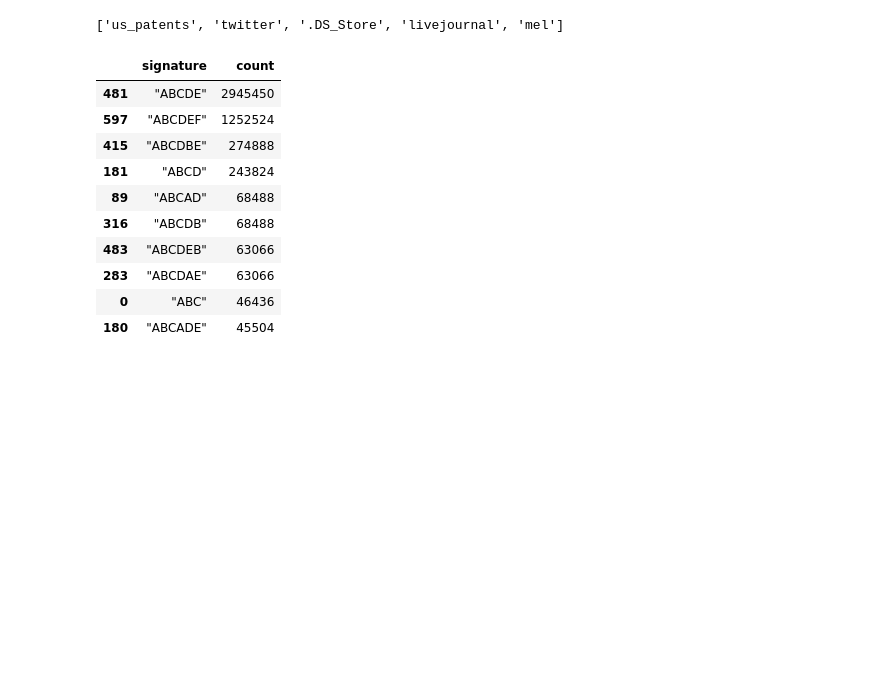
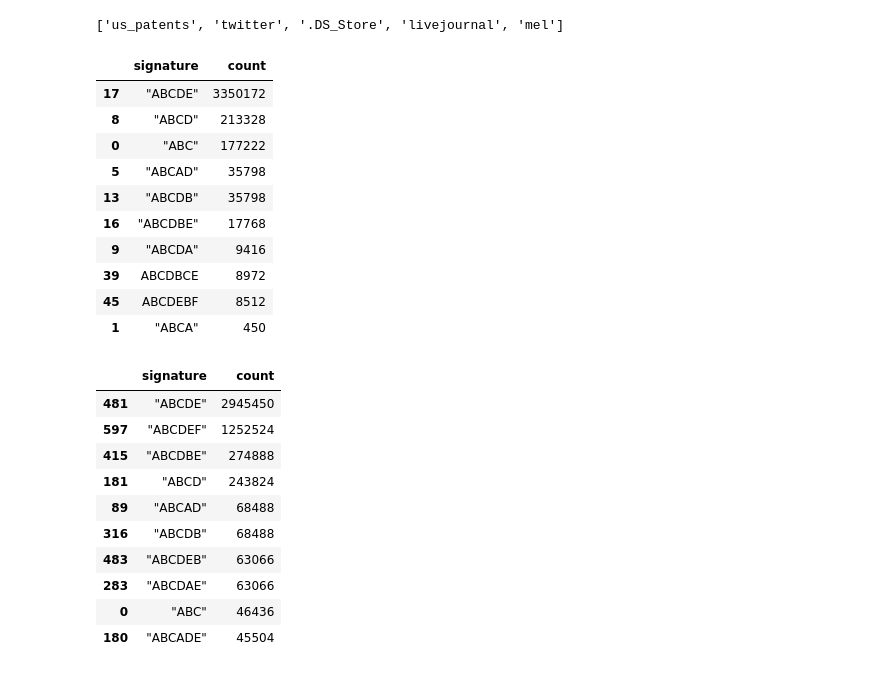
Before and after one commit to mohammadzainabbas/neo4j-pregel, a Jupyter notebook: results/result.ipynb, the cells around one changed output. Saved outputs shown, nothing was run; the diff lists cells and outputs as text; code cells hidden in the pictures; blank space fills up the shorter version.

```diff
--- a/results/result.ipynb
+++ b/results/result.ipynb
@@ -67,6 +67,20 @@ for d in data_dir:
 # %%
 #extract all frequent signatures. i.e: sort by 'count' column
 df['mel'] = df['mel'].sort_values(by=['count'], ascending=False)
+# %%
+df['livejournal'].head(10)
+# %% [output]
+|  | signature | count |
+| 17 | "ABCDE" | 3350172 |
+| 8 | "ABCD" | 213328 |
+| 0 | "ABC" | 177222 |
+| 5 | "ABCAD" | 35798 |
+| 13 | "ABCDB" | 35798 |
+| 16 | "ABCDBE" | 17768 |
+| 9 | "ABCDA" | 9416 |
+| 39 | ABCDBCE | 8972 |
+| 45 | ABCDEBF | 8512 |
+| 1 | "ABCA" | 450 |
 # %%
 df['mel'].head(10)
 # %% [output]
```
Also changed, not shown: parts of 2 cells of this notebook.
